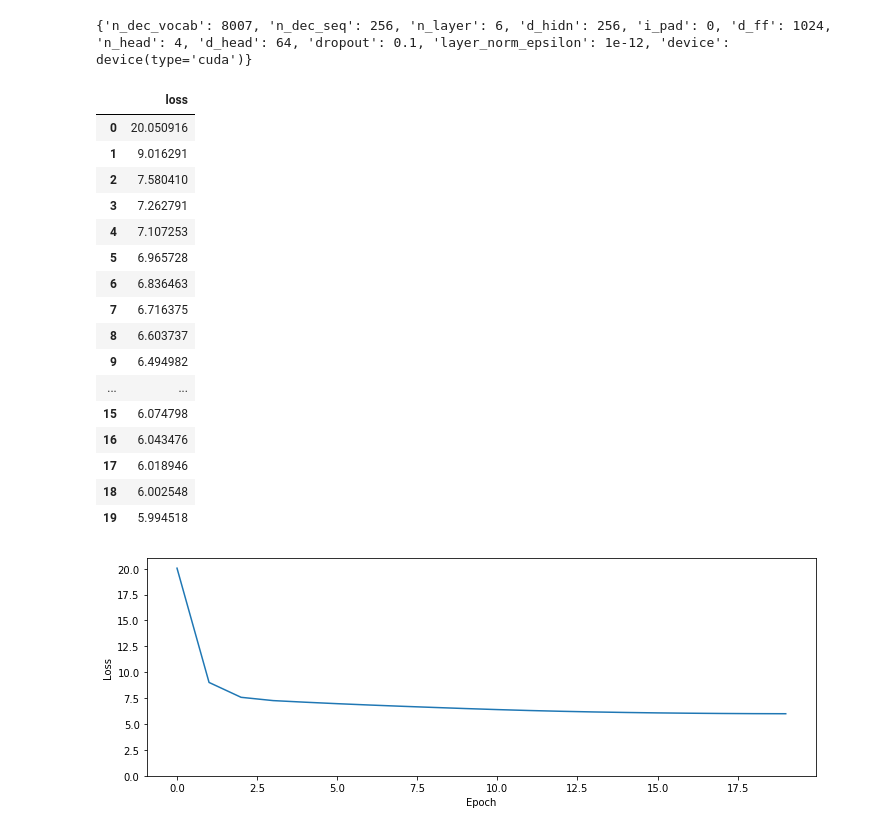
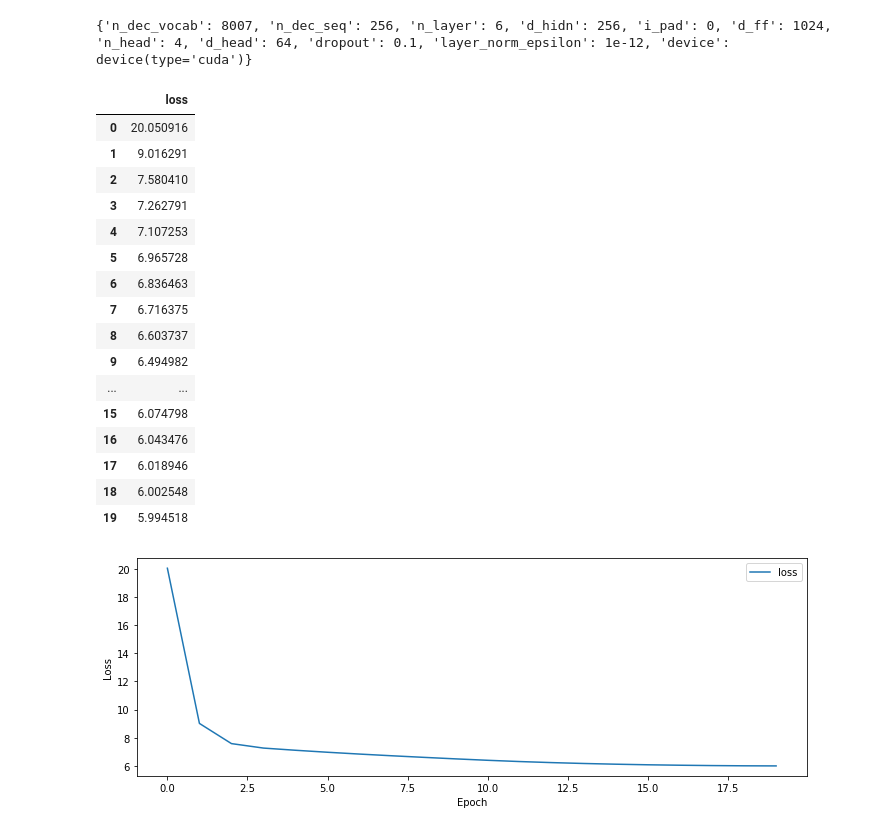
Before and after one commit to paul-hyun/transformer-evolution, a Jupyter notebook: tutorial/gpt-01.ipynb, the cells around one changed output. Cells and saved outputs as stored; diff of their text form; code cells hidden in the pictures.

```diff
--- a/tutorial/gpt-01.ipynb
+++ b/tutorial/gpt-01.ipynb
@@ -504,7 +508,7 @@ n_epoch = 20
 # %%
 model = GPTPretrain(config)
 
-save_pretrain = f"{data_dir}/save_gpt_pretrain.json"
+save_pretrain = f"{data_dir}/save_gpt_pretrain.pth"
 best_epoch, best_loss = 0, 0
 if os.path.isfile(save_pretrain):
     best_epoch, best_loss = model.gpt.load(save_pretrain)
@@ -527,33 +531,33 @@ for step in trange(n_epoch, desc="Epoch"):
 # data
 data = {
     "loss": losses
 }
 df = pd.DataFrame(data)
 display(df)
 
 # graph
 plt.figure(figsize=[12, 4])
-plt.plot(losses)
+plt.plot(losses, label="loss")
+plt.legend()
 plt.xlabel('Epoch')
-plt.ylim((0, 21))
 plt.ylabel('Loss')
 plt.show()
 # %% [output]
 |  | loss |
 | 0 | 20.050916 |
 | 1 | 9.016291 |
 | 2 | 7.580410 |
 | 3 | 7.262791 |
 | 4 | 7.107253 |
 | 5 | 6.965728 |
 | 6 | 6.836463 |
 | 7 | 6.716375 |
 | 8 | 6.603737 |
 | 9 | 6.494982 |
 | ... | ... |
 | 15 | 6.074798 |
 | 16 | 6.043476 |
 | 17 | 6.018946 |
 | 18 | 6.002548 |
 | 19 | 5.994518 |
-[figure, old version]
+[figure, new version]
```
Also changed, not shown: parts of 3 cells of this notebook.
